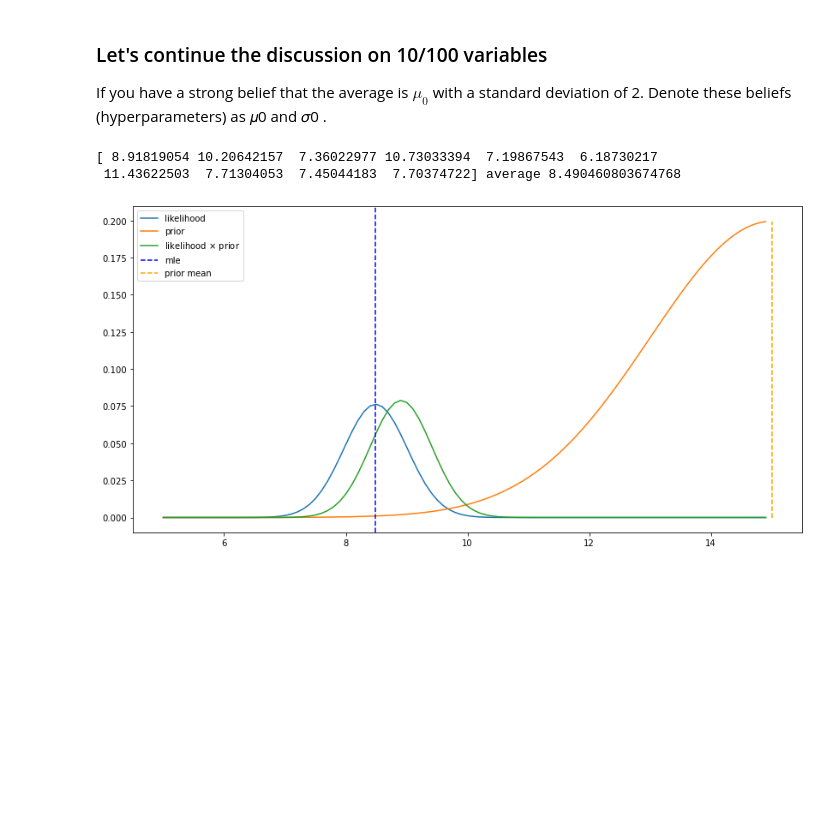
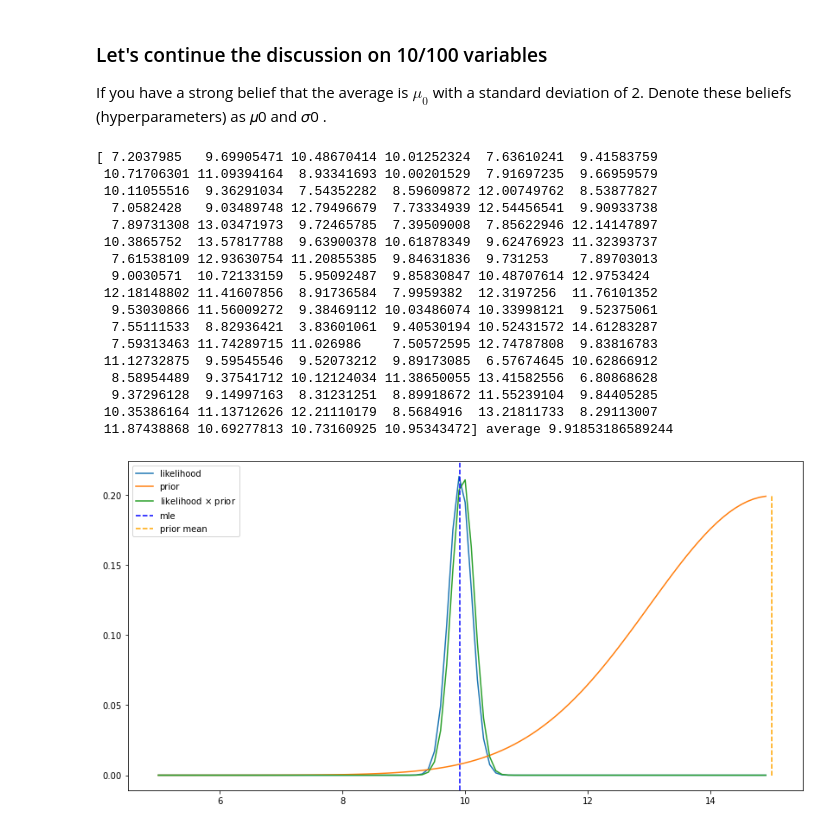
Before and after one commit to BillXSY/VE414, a Jupyter notebook: Demo-02-Blank.ipynb, the cells around one changed output. Drawn from its saved outputs; the diff is of its cells as text; code cells hidden in the pictures; blank space fills up the shorter version.

```diff
--- a/Demo-02-Blank.ipynb
+++ b/Demo-02-Blank.ipynb
@@ -155,36 +209,53 @@ If you have a strong belief that the average is $\mu_0$ with a standard deviatio
 # %%
 mean = 10
 std = 2
-N = 10
+N = 100
+# N = 10
+
 # observed data
 y = norm(mean,std).rvs(N)
 print(y,'average',np.mean(y))
 # std deviation of y
 sigma = np.std(y)
 
 # prior hyperparameters
 mu_0 = 15
 sigma_0 = 2 #(this is our prior on std dev of mu_0)
 #
 
 # gen some data along the support of mu and plot likelihood:
 mu_plot = np.arange(5,15,0.1)
 likelihood = [norm(m,sigma).pdf(y).prod() for m in mu_plot]
-likelihood = likelihood/sum(likelihood)
+likelihood = likelihood/sum(likelihood) #normalize
 prior = norm(mu_0,sigma_0).pdf(mu_plot)
 
 plt.figure(figsize=(14,7))
 plt.plot(mu_plot,likelihood,label='likelihood')
 plt.plot(mu_plot,prior,label='prior')
 plt.plot(mu_plot,likelihood*prior/np.sum(likelihood*prior),label='likelihood $\\times$ prior')
 
 # plot the mle estimate
 plt.axvline(np.mean(y),c='b',linestyle='--', label='mle')
 plt.plot([mu_0,mu_0],[0,norm(mu_0,sigma_0).pdf(mu_0)],c='orange',linestyle='--', label='prior mean')
 #plt.plot([bayes_guess,bayes_guess],[0,norm(bayes_guess,sigma).pdf(y)],c='k',linestyle='--')
 plt.legend(loc='upper left')
 plt.show()
 # %% [output]
-[ 8.91819054 10.20642157  7.36022977 10.73033394  7.19867543  6.18730217
- 11.43622503  7.71304053  7.45044183  7.70374722] average 8.490460803674768
+[ 7.2037985   9.69905471 10.48670414 10.01252324  7.63610241  9.41583759
+ 10.71706301 11.09394164  8.93341693 10.00201529  7.91697235  9.66959579
+ 10.11055516  9.36291034  7.54352282  8.59609872 12.00749762  8.53877827
+  7.0582428   9.03489748 12.79496679  7.73334939 12.54456541  9.90933738
+  7.89731308 13.03471973  9.72465785  7.39509008  7.85622946 12.14147897
+ 10.3865752  13.57817788  9.63900378 10.61878349  9.62476923 11.32393737
+  7.61538109 12.93630754 11.20855385  9.84631836  9.731253    7.89703013
+  9.0030571  10.72133159  5.95092487  9.85830847 10.48707614 12.9753424
+ 12.18148802 11.41607856  8.91736584  7.9959382  12.3197256  11.76101352
+  9.53030866 11.56009272  9.38469112 10.03486074 10.33998121  9.52375061
+  7.55111533  8.82936421  3.83601061  9.40530194 10.52431572 14.61283287
+  7.59313463 11.74289715 11.026986    7.50572595 12.74787808  9.83816783
+ 11.12732875  9.59545546  9.52073212  9.89173085  6.57674645 10.62866912
+  8.58954489  9.37541712 10.12124034 11.38650055 13.41582556  6.80868628
+  9.37296128  9.14997163  8.31231251  8.89918672 11.55239104  9.84405285
+ 10.35386164 11.13712626 12.21110179  8.5684916  13.21811733  8.29113007
+ 11.87438868 10.69277813 10.73160925 10.95343472] average 9.91853186589244
-[figure, old version]
+[figure, new version]
```
Also changed, not shown: parts of 8 cells of this notebook.
